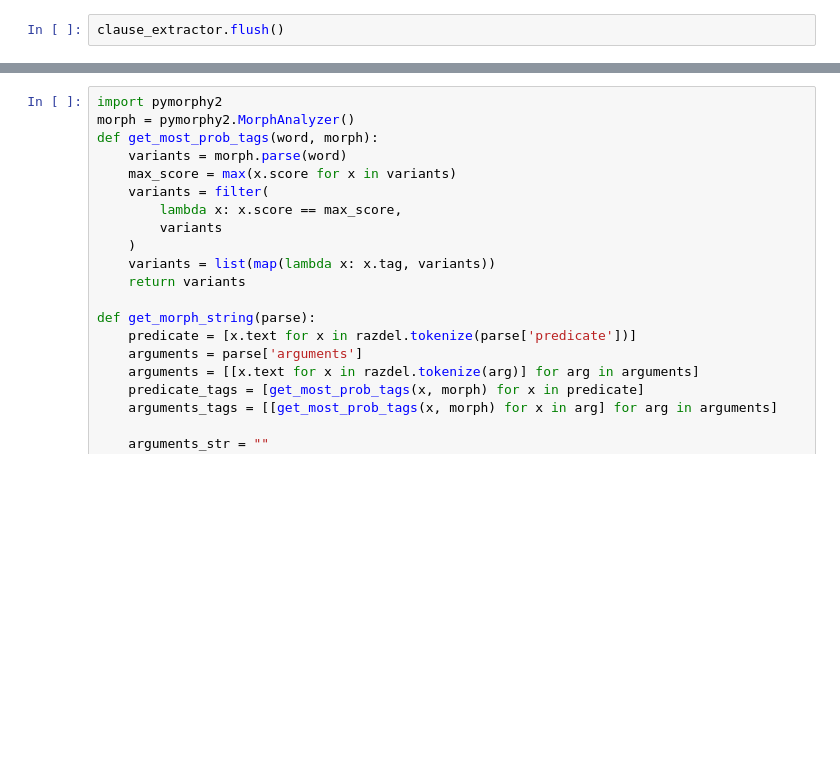
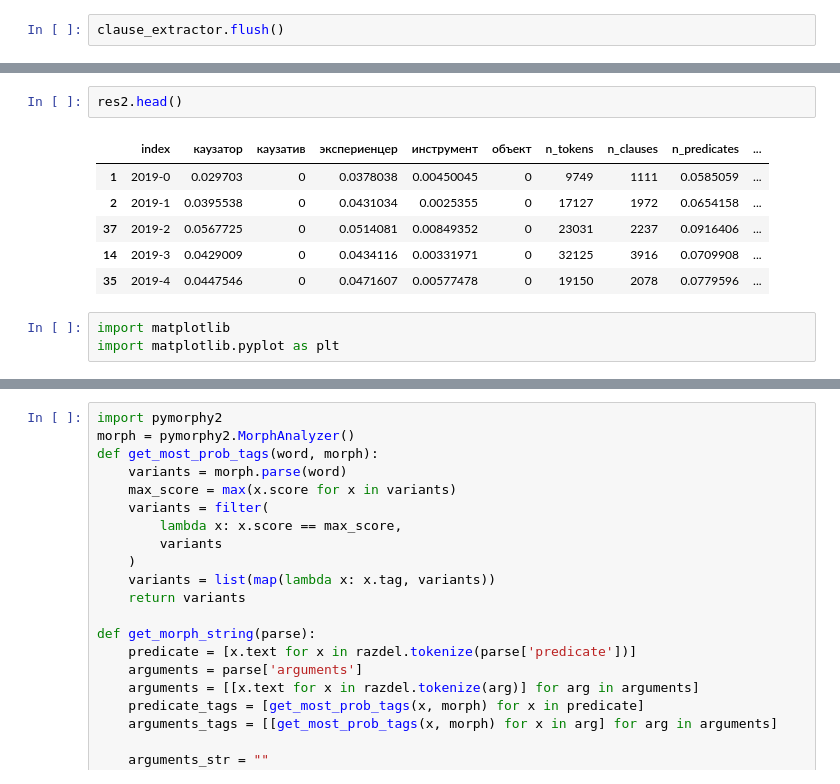
Before and after one commit to Rexhaif/sementic_role_labeler, a Jupyter notebook: experiments/srl_demo.ipynb, the cells around one changed output, grey strips where cells are left out. Cells and saved outputs as stored; diff of their text form; blank space fills up the shorter version.

```diff
--- a/experiments/srl_demo.ipynb
+++ b/experiments/srl_demo.ipynb
@@ -677,0 +797,12 @@ def tag2str(tag):
+# %%
+res2.head()
+# %% [output]
+|  | index | каузатор | каузатив | экспериенцер | инструмент | объект | n_tokens | n_clauses | n_predicates | ... |
+| 1 | 2019-0 | 0.029703 | 0 | 0.0378038 | 0.00450045 | 0 | 9749 | 1111 | 0.0585059 | ... |
+| 2 | 2019-1 | 0.0395538 | 0 | 0.0431034 | 0.0025355 | 0 | 17127 | 1972 | 0.0654158 | ... |
+| 37 | 2019-2 | 0.0567725 | 0 | 0.0514081 | 0.00849352 | 0 | 23031 | 2237 | 0.0916406 | ... |
+| 14 | 2019-3 | 0.0429009 | 0 | 0.0434116 | 0.00331971 | 0 | 32125 | 3916 | 0.0709908 | ... |
+| 35 | 2019-4 | 0.0447546 | 0 | 0.0471607 | 0.00577478 | 0 | 19150 | 2078 | 0.0779596 | ... |
+# %%
+import matplotlib
+import matplotlib.pyplot as plt
```
Also changed, not shown: parts of 61 cells of this notebook, 1 other file.
